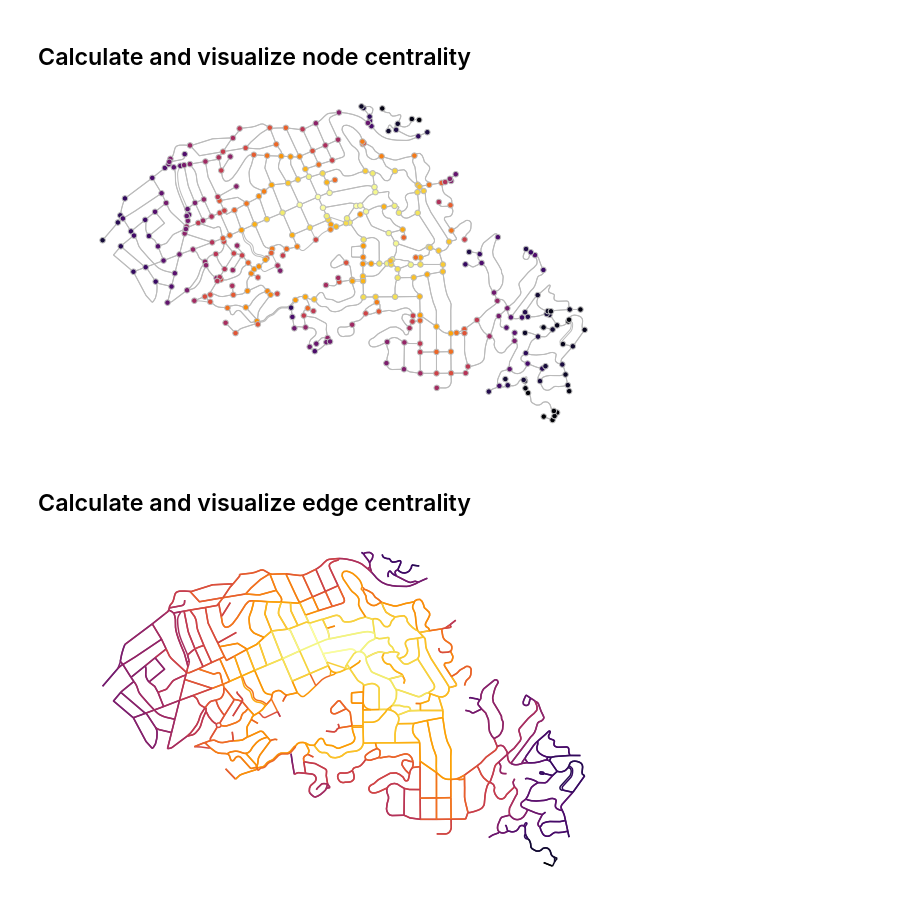
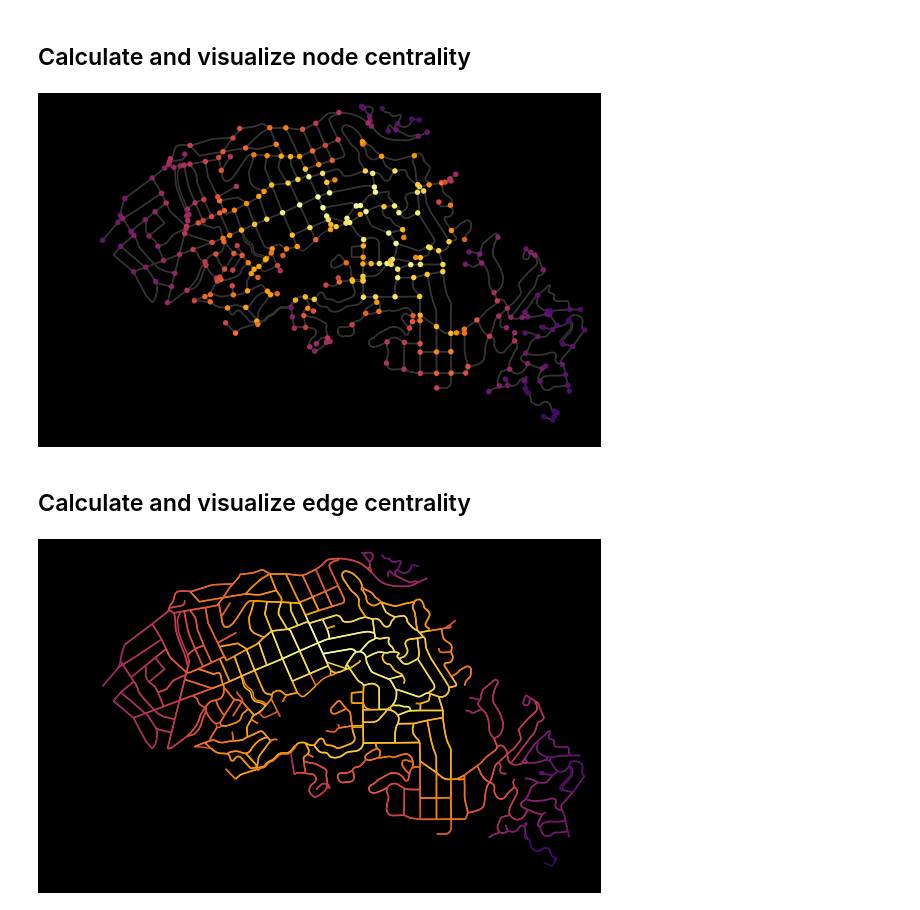
Before and after one commit to gboeing/osmnx-examples, a Jupyter notebook: notebooks/08-example-line-graph.ipynb, the cells around one changed output. Drawn from its saved outputs; the diff is of its cells as text; code cells hidden in the pictures.

Commit message:
change plot colors

```diff
--- a/notebooks/08-example-line-graph.ipynb
+++ b/notebooks/08-example-line-graph.ipynb
@@ -29,13 +29,13 @@ ncc = nx.closeness_centrality(G)
 # %%
 # plot it
 df = pd.DataFrame(data=pd.Series(ncc).sort_values(), columns=['cc'])
-df['colors'] = ox.get_colors(n=len(df), cmap='inferno')
+df['colors'] = ox.get_colors(n=len(df), cmap='inferno', start=0.2)
 df = df.reindex(G.nodes())
 nc = df['colors'].tolist()
-fig, ax = ox.plot_graph(G, node_size=30, node_color=nc, node_edgecolor='#bbbbbb', node_zorder=2,
-                        edge_color='#bbbbbb', edge_linewidth=1, edge_alpha=1)
+fig, ax = ox.plot_graph(G, bgcolor='k', node_size=30, node_color=nc, node_edgecolor='none', node_zorder=2,
+                        edge_color='#333333', edge_linewidth=1.5, edge_alpha=1)
 # %% [output]
-[figure, old version]
+[figure, new version]
 # %% [markdown]
 ## Calculate and visualize edge centrality
 # %%
@@ -46,15 +46,15 @@ ecc = nx.closeness_centrality(nx.line_graph(G))
 ev = [ecc[edge + (0,)] for edge in G.edges()]
 
 # color scale converted to list of colors for graph edges
-norm = colors.Normalize(vmin=min(ev), vmax=max(ev))
+norm = colors.Normalize(vmin=min(ev)*0.8, vmax=max(ev))
 cmap = cm.ScalarMappable(norm=norm, cmap=cm.inferno)
 ec = [cmap.to_rgba(cl) for cl in ev]
 
 # color the edges in the original graph with closeness centralities in the line graph
-fig, ax = ox.plot_graph(G, node_size=0, node_color='w', node_edgecolor='gray', node_zorder=2,
+fig, ax = ox.plot_graph(G, bgcolor='k', axis_off=True, node_size=0, node_color='w', node_edgecolor='gray', node_zorder=2,
                         edge_color=ec, edge_linewidth=1.5, edge_alpha=1)
 # %% [output]
-[figure, old version]
+[figure, new version]
 # %%
 # save a shapefile with centrality as node and edge attributes
 nx.set_node_attributes(G, ncc, 'ncc')
```
